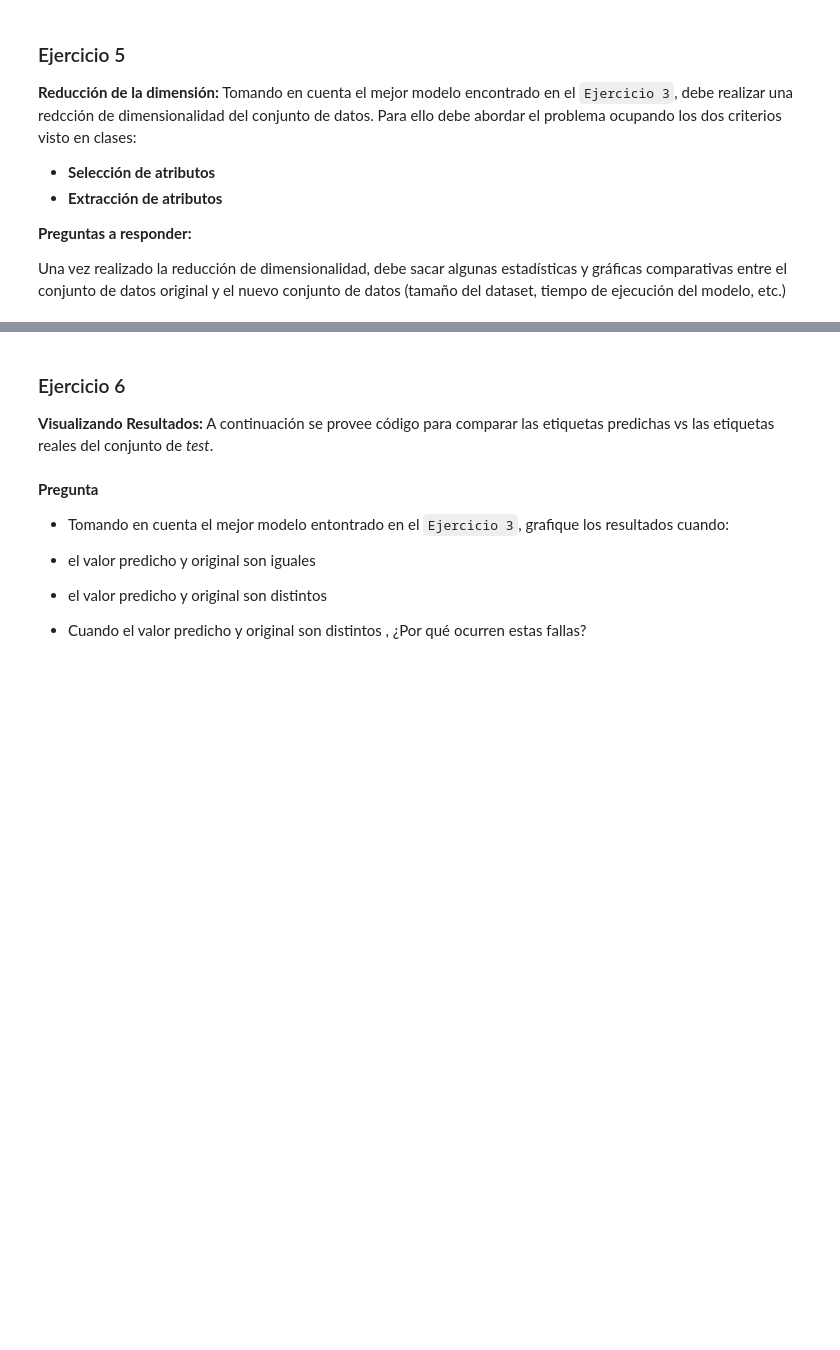
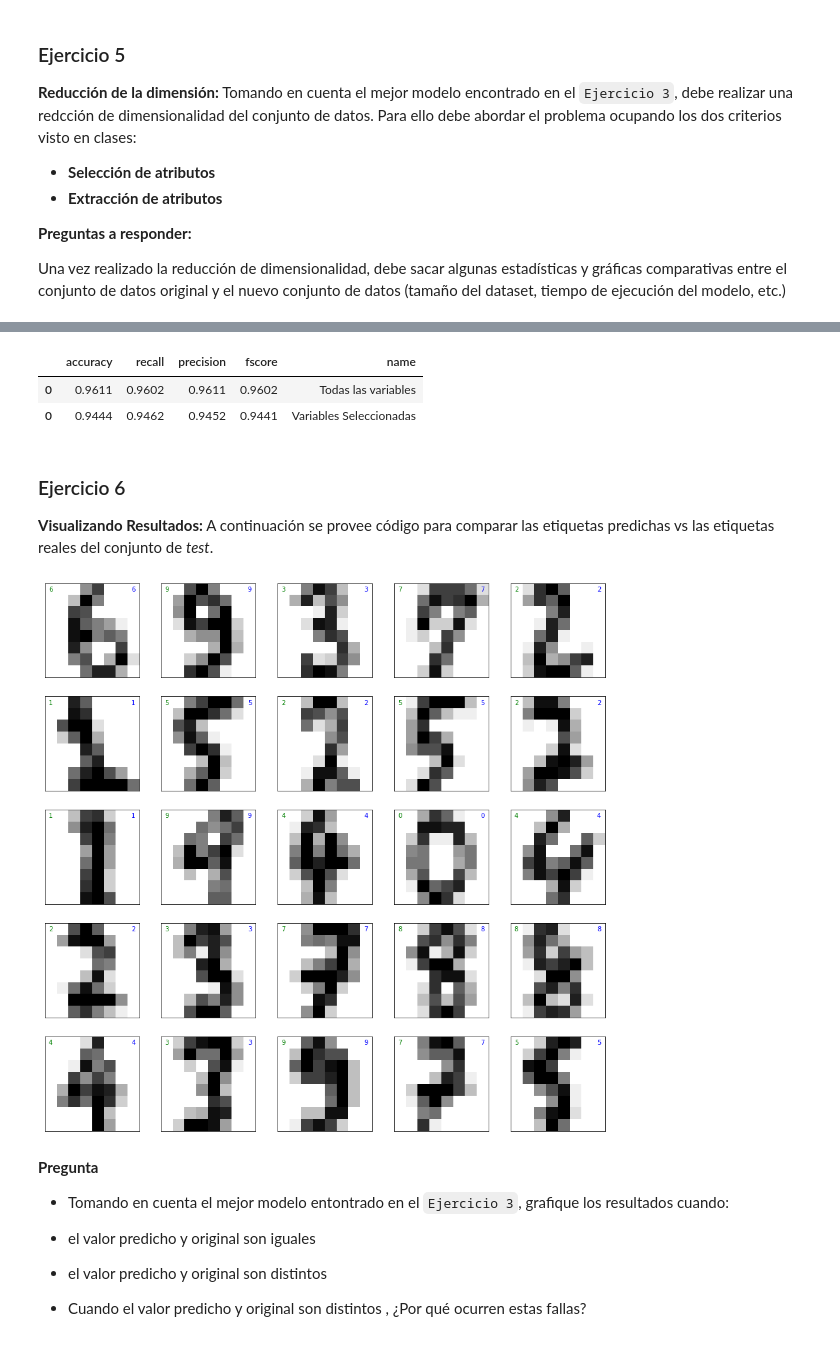
Before and after one commit to alvarxo/mat2841_portfolio, a Jupyter notebook: homeworks/hw_02_alvaro.ipynb, the cells around one changed output, grey strips where cells are left out. Saved outputs shown, nothing was run; the diff lists cells and outputs as text; code cells hidden in the pictures; blank space fills up the shorter version.

```diff
--- a/homeworks/hw_02_alvaro.ipynb
+++ b/homeworks/hw_02_alvaro.ipynb
@@ -501,0 +472,17 @@ Una vez realizado la reducción de dimensionalidad, debe sacar algunas estadíst
+# %%
+# Separamos las columnas objetivo
+
+#x_training = digits.drop(columns="target").values
+#y_training = digits["target"].values
+
+x_training = digits.drop(['target',], axis=1)
+y_training = digits['target']
+
+# Aplicando el algoritmo univariante de prueba F.
+k = 15  # número de atributos a seleccionar
+columnas = list(x_training.columns.values)
+seleccionadas = SelectKBest(f_classif, k=k).fit(x_training, y_training)
+# %%
+catrib = seleccionadas.get_support()
+atributos = [columnas[i] for i in list(catrib.nonzero()[0])]
+atributos
@@ -502,3 +578,30 @@ Una vez realizado la reducción de dimensionalidad, debe sacar algunas estadíst
+# %%
+# Entrenamiento con las variables seleccionadas
+X = digits[atributos]
+Y = digits['target']
+
+# split dataset
+X_train, X_test, Y_train, Y_test = train_test_split(X, Y, test_size=0.2, random_state = 2)
+
+# Creando el modelo
+rlog = MLPClassifier(solver='adam', alpha=1e-5, random_state=1)
+rlog.fit(X_train, Y_train) # ajustando el modelo
+
+predicciones = rlog.predict(X_test)
+
+df_pred = pd.DataFrame({
+    'y':Y_test,
+    'yhat':predicciones
+})
+
+df_s2 = summary_metrics(df_pred).assign(name = 'Variables Seleccionadas')
+# %%
+# juntar resultados en formato dataframe
+pd.concat([df_s1,df_s2])
+# %% [output]
+|  | accuracy | recall | precision | fscore | name |
+| 0 | 0.9611 | 0.9602 | 0.9611 | 0.9602 | Todas las variables |
+| 0 | 0.9444 | 0.9462 | 0.9452 | 0.9441 | Variables Seleccionadas |
 # %% [markdown]
 ### Ejercicio 6
 
@@ -530,7 +633,7 @@ def mostar_resultados(digits,model,nx=5, ny=5,label = "correctos"):
 
     X = digits.drop(columns="target").values
     y = digits["target"].values
-    X_train, X_test, Y_train, Y_test = train_test_split(X, Y, test_size=0.2, random_state = 42)
+    X_train, X_test, Y_train, y_test = train_test_split(X, y, test_size=0.2, random_state = 42)
     model.fit(X_train, Y_train) # ajustando el modelo
     y_pred = list(model.predict(X_test))
 
@@ -550,10 +653,11 @@ def mostar_resultados(digits,model,nx=5, ny=5,label = "correctos"):
 
     X_aux = X_test[mask]
     y_aux_true = y_test[mask]
+    y_pred = np.array(y_pred)
     y_aux_pred = y_pred[mask]
 
     # We'll plot the first 100 examples, randomly choosen
-    fig, ax = plt.subplots(nx, ny, figsize=(12,12))
+    fig, ax = plt.subplots(nx, ny, figsize=(16,16))
     for i in range(nx):
         for j in range(ny):
             index = j + ny * i
@@ -566,6 +670,10 @@ def mostar_resultados(digits,model,nx=5, ny=5,label = "correctos"):
             ax[i][j].get_xaxis().set_visible(False)
             ax[i][j].get_yaxis().set_visible(False)
     plt.show()
+# %%
+mostar_resultados(digits,MLPClassifier(solver='adam', alpha=1e-5, random_state=1),nx=5, ny=5,label = "correctos")
+# %% [output]
+[figure, added]
 # %% [markdown]
 **Pregunta**
 
```
Also changed, not shown: parts of 32 cells of this notebook.
